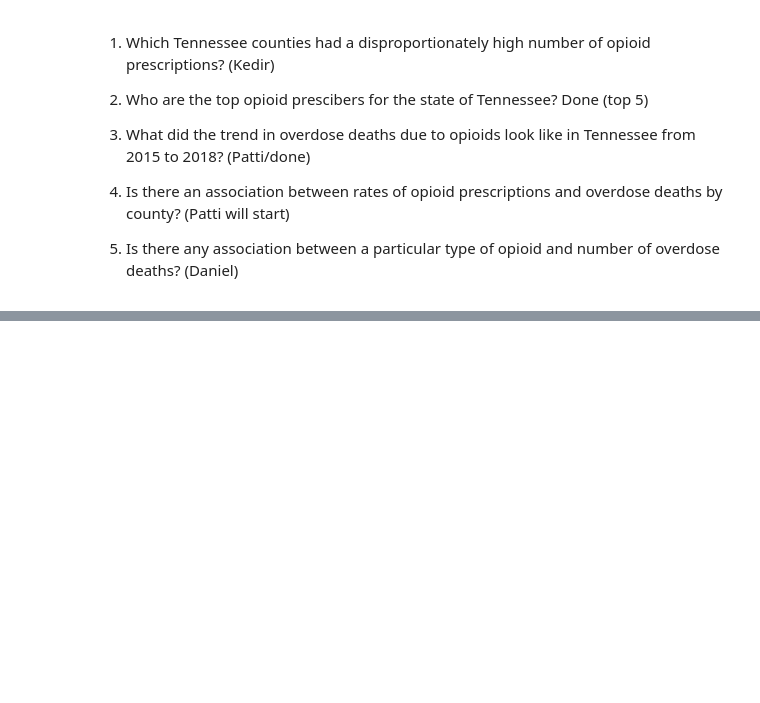
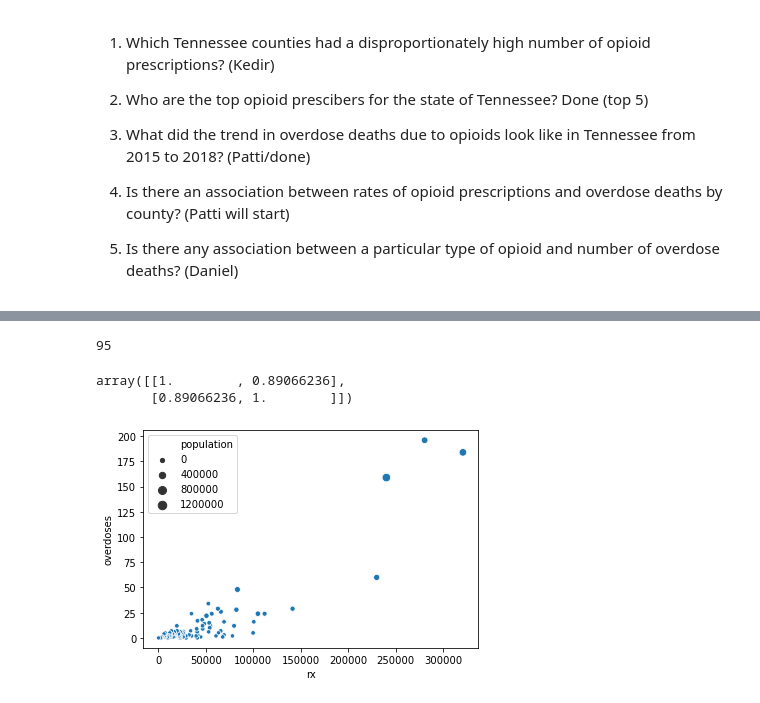
Before and after one commit to knturi/sql_rx_project-dankedpat-nationals, a Jupyter notebook: rx_project_pd.ipynb, the cells around one changed output, grey strips where cells are left out. Cells and saved outputs as stored; diff of their text form; code cells hidden in the pictures; blank space fills up the shorter version.

```diff
--- a/rx_project_pd.ipynb
+++ b/rx_project_pd.ipynb
@@ -295,0 +181,34 @@ plt.title('TN County Opioid Claims per 1,000 Persons', fontsize = 16, fontweight
+# %%
+#4.
+Q4 = '''
+WITH county AS(
+SELECT npi, nppes_provider_zip5, nppes_provider_state, state, county, f.fipscounty
+FROM prescriber AS p
+JOIN zip_fips AS z
+ON p.nppes_provider_zip5 = z.zip
+JOIN fips_county AS f
+ON z.fipscounty = f.fipscounty
+ORDER BY county)
+
+SELECT SUM(total_claim_count) AS rx, opioid_drug_flag, county, state,
+overdose_deaths AS overdoses, population
+FROM county as c
+INNER JOIN prescription as p2
+ON c.npi = p2.npi
+INNER JOIN drug AS d
+USING (drug_name)
+INNER JOIN overdose_deaths as od
+USING (fipscounty)
+INNER JOIN population as p3
+USING (fipscounty)
+WHERE opioid_drug_flag = 'Y' AND state = 'TN' AND od.year = '2017'
+GROUP BY county,state, population, opioid_drug_flag, overdoses
+ORDER BY rx DESC, overdoses DESC;
+'''
+
+resultQ4 = engine.execute(Q4)
+# %%
+resultQ4.fetchone()
+
+Q4 = pd.read_sql(Q4, con = engine)
+Q4
@@ -295,0 +229,13 @@ plt.title('TN County Opioid Claims per 1,000 Persons', fontsize = 16, fontweight
+# %%
+Q4['overdoses'].count()
+# %% [output]
+95
+# %%
+np.corrcoef(Q4['rx'], Q4['overdoses'])
+# %% [output]
+array([[1.        , 0.89066236],
+       [0.89066236, 1.        ]])
+# %%
+county_od = sns.scatterplot(data = Q4, x = 'rx', y = 'overdoses', size = 'population');
+# %% [output]
+[figure, added]
```
Also changed, not shown: parts of 22 cells of this notebook.
